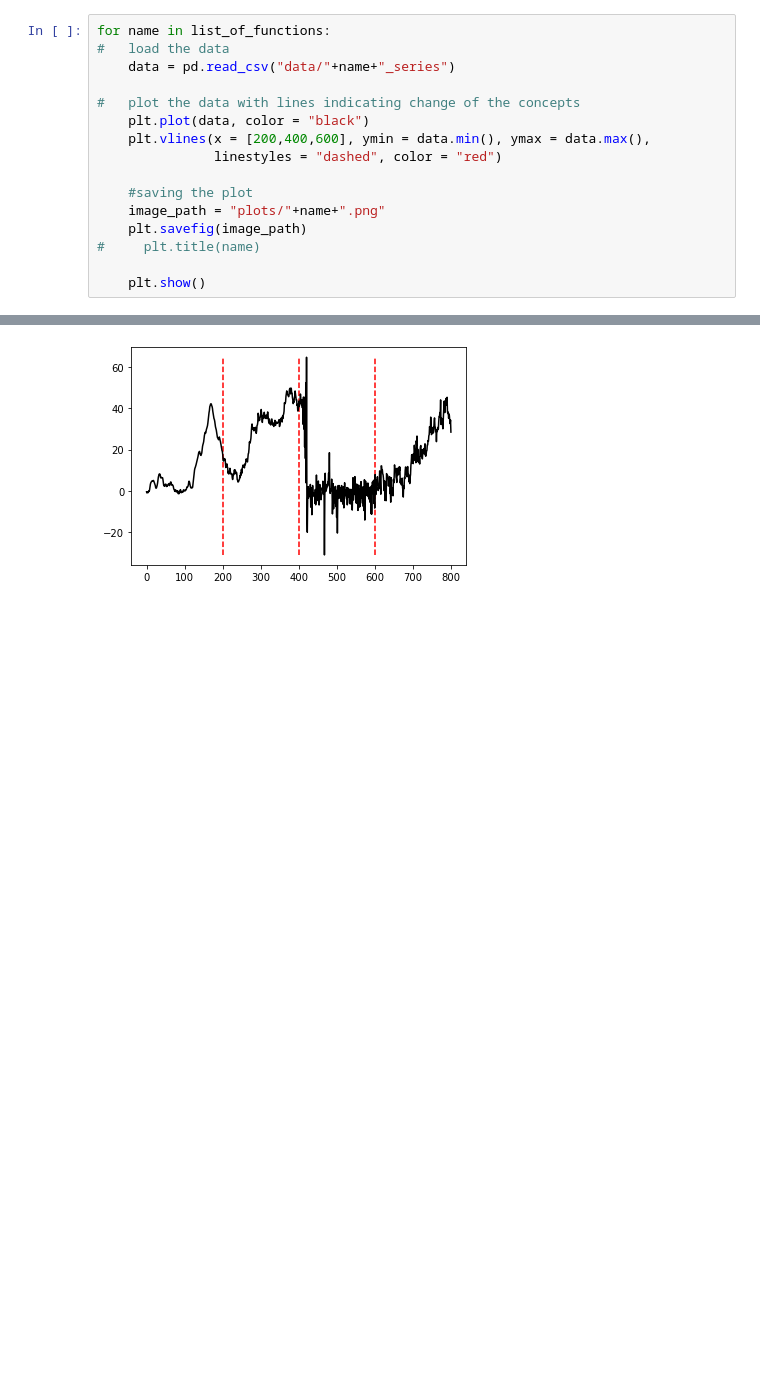
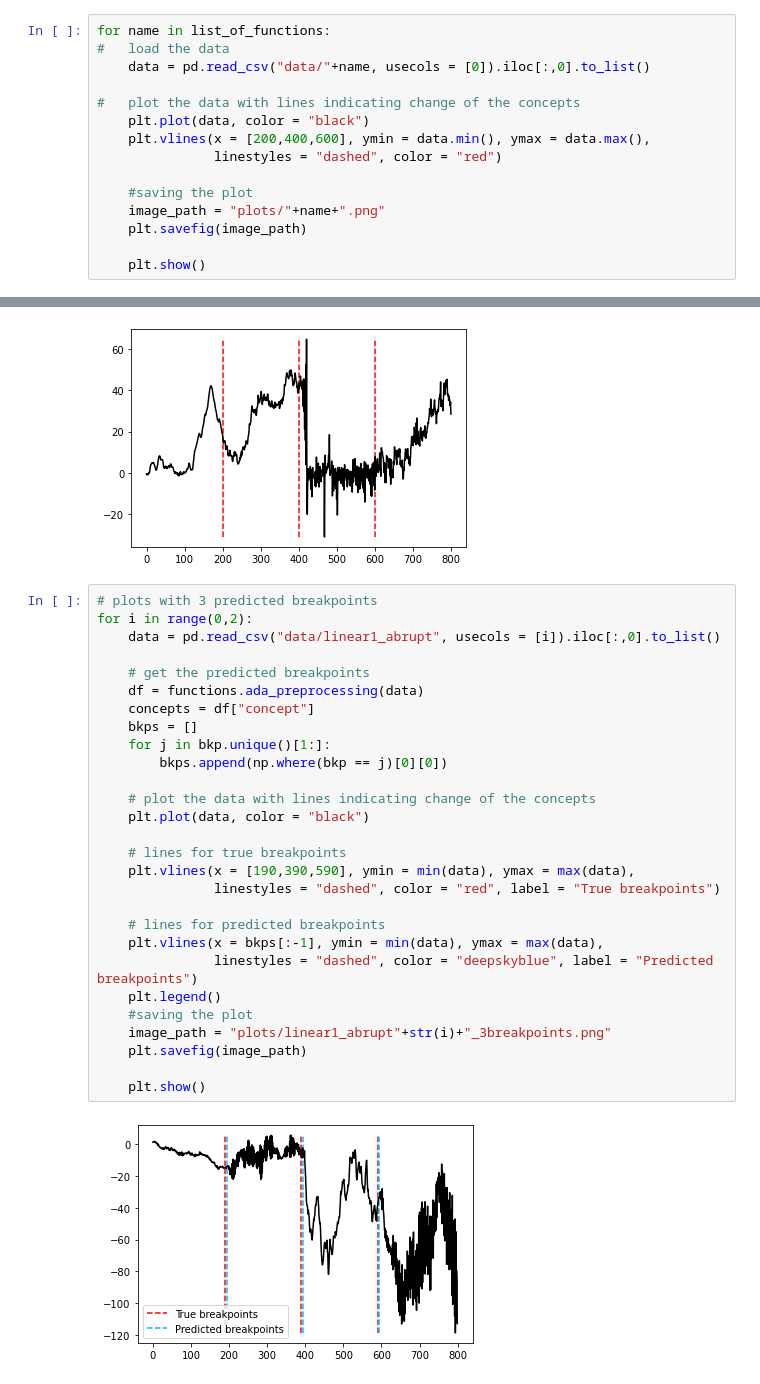
Before and after one commit to adamolko/ds_practical, a Jupyter notebook: create_plots.ipynb, the cells around one changed output, grey strips where cells are left out. Saved outputs shown, nothing was run; the diff lists cells and outputs as text; blank space fills up the shorter version.

Commit message:
Created plots and modified the code for global_run.

```diff
--- a/create_plots.ipynb
+++ b/create_plots.ipynb
@@ -7,7 +9,7 @@ list_of_functions = ["linear1_abrupt", "linear2_abrupt", "linear3_abrupt",
 # %%
 for name in list_of_functions:
 #   load the data
-    data = pd.read_csv("data/"+name+"_series")
+    data = pd.read_csv("data/"+name, usecols = [0]).iloc[:,0].to_list()
 
 #   plot the data with lines indicating change of the concepts
     plt.plot(data, color = "black")
@@ -17,7 +19,6 @@ for name in list_of_functions:
     #saving the plot
     image_path = "plots/"+name+".png"
     plt.savefig(image_path)
-#     plt.title(name)
 
     plt.show()
 # %% [output]
@@ -27,3 +28,33 @@ for name in list_of_functions:
 [figure]
 [figure]
 [figure]
+# %%
+# plots with 3 predicted breakpoints
+for i in range(0,2):
+    data = pd.read_csv("data/linear1_abrupt", usecols = [i]).iloc[:,0].to_list()
+
+    # get the predicted breakpoints
+    df = functions.ada_preprocessing(data)
+    concepts = df["concept"]
+    bkps = []
+    for j in bkp.unique()[1:]:
+        bkps.append(np.where(bkp == j)[0][0])
+
+    # plot the data with lines indicating change of the concepts
+    plt.plot(data, color = "black")
+
+    # lines for true breakpoints
+    plt.vlines(x = [190,390,590], ymin = min(data), ymax = max(data),
+               linestyles = "dashed", color = "red", label = "True breakpoints")
+
+    # lines for predicted breakpoints
+    plt.vlines(x = bkps[:-1], ymin = min(data), ymax = max(data),
+               linestyles = "dashed", color = "deepskyblue", label = "Predicted breakpoints")
+    plt.legend()
+    #saving the plot
+    image_path = "plots/linear1_abrupt"+str(i)+"_3breakpoints.png"
+    plt.savefig(image_path)
+
+    plt.show()
+# %% [output]
+[figure, added]
```
Also changed, not shown: parts of 3 cells of this notebook, 18 other files.
